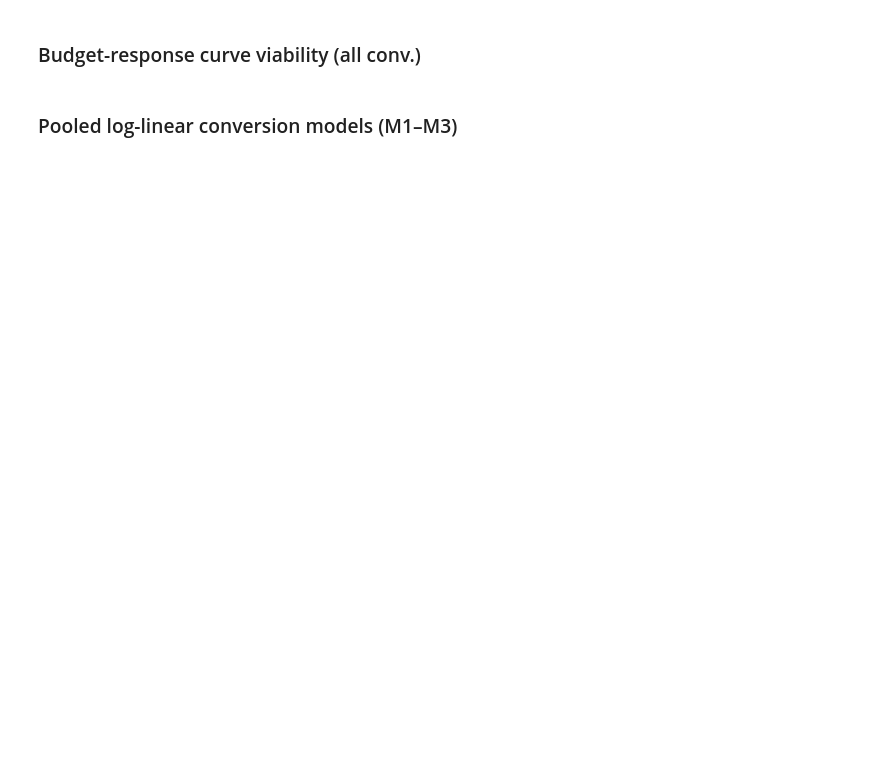
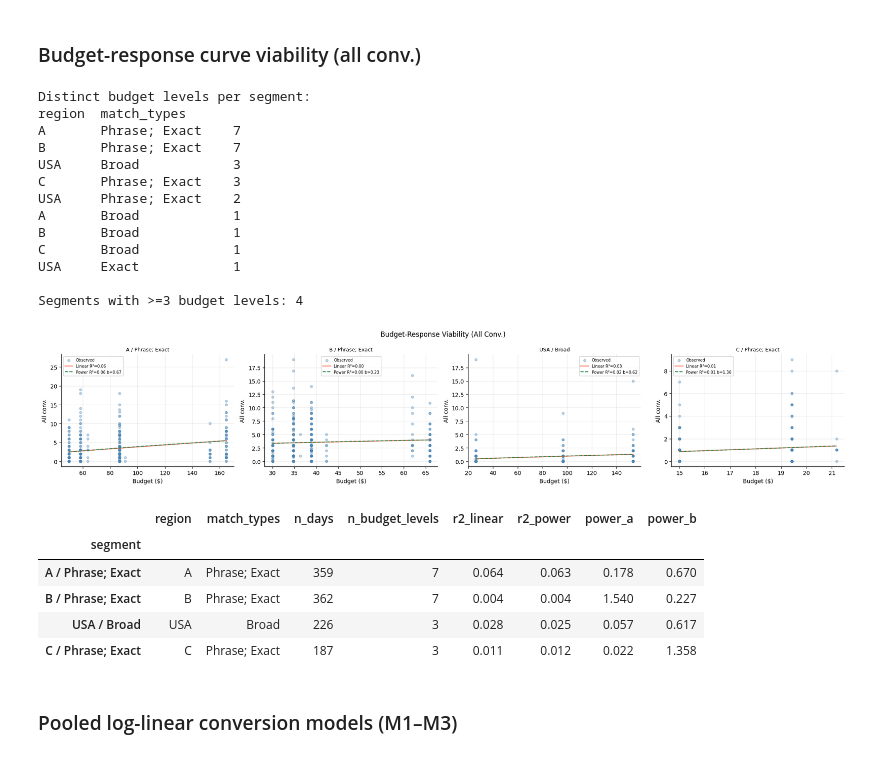
Before and after one commit to josephine-situ/ad_opt_v2, a Jupyter notebook: eda_clicks_budget_keywords.ipynb, the cells around one changed output. Drawn from its saved outputs; the diff is of its cells as text; code cells hidden in the pictures; blank space fills up the shorter version.

Commit message:
Refresh EDA notebook and figures for budget-response analysis.
Update exploratory notebook outputs and regenerated plots without pipeline code changes.

Co-authored-by: Cursor <cursoragent@cursor.com>

```diff
--- a/eda_clicks_budget_keywords.ipynb
+++ b/eda_clicks_budget_keywords.ipynb
@@ -2036,34 +2044,54 @@ for ax_i, (region, mt) in enumerate(rich_segs_c):
     try:
         popt, _ = curve_fit(power_law, X, y, p0=[0.01, 0.8],
                             bounds=([0, 0], [np.inf, 3]), maxfev=20000)
         r2_pow = r2_score(y, power_law(X, *popt))
         pow_b = popt[1]
     except Exception:
         popt, r2_pow, pow_b = None, np.nan, np.nan
     response_results_c.append(dict(segment=f'{region} / {mt}', region=region,
                                    match_types=mt, n_days=len(sub),
                                    n_budget_levels=int(sub['daily_budget'].nunique()),
                                    r2_linear=round(r2_lin, 3),
                                    r2_power=round(r2_pow, 3) if not np.isnan(r2_pow) else np.nan,
                                    power_a=round(popt[0], 6) if popt is not None else np.nan,
                                    power_b=round(pow_b, 4) if not np.isnan(pow_b) else np.nan))
     ax = axes[ax_i]
     ax.scatter(X, y, alpha=0.35, s=18, color='steelblue', label='Observed')
     xl = np.linspace(X.min(), X.max(), 200)
     ax.plot(xl, np.polyval(coeffs, xl), color='tomato', lw=1.5, label=f'Linear R²={r2_lin:.2f}')
     if popt is not None:
         ax.plot(xl, power_law(xl, *popt), color='seagreen', lw=1.5, ls='--',
                 label=f'Power R²={r2_pow:.2f} b={pow_b:.2f}')
     ax.set_title(f'{region} / {mt}', fontsize=9)
     ax.set_xlabel('Budget ($)'); ax.set_ylabel('All conv.')
     ax.legend(fontsize=7)
 
 fig.suptitle('Budget-Response Viability (All Conv.)', fontsize=12)
 plt.tight_layout()
 plt.savefig('figures/allconv-budget-response-viability.png', dpi=150, bbox_inches='tight')
 plt.show()
 pd.DataFrame(response_results_c).set_index('segment')
-    [['n_days', 'n_budget_levels', 'r2_linear', 'r2_power', 'power_b']]
+# %% [output]
+Distinct budget levels per segment:
+region  match_types
+A       Phrase; Exact    7
+B       Phrase; Exact    7
+USA     Broad            3
+C       Phrase; Exact    3
+USA     Phrase; Exact    2
+A       Broad            1
+B       Broad            1
+C       Broad            1
+USA     Exact            1
+
+Segments with >=3 budget levels: 4
+[figure, added]
+|  | region | match_types | n_days | n_budget_levels | r2_linear | r2_power | power_a | power_b |
+| segment |  |  |  |  |  |  |  |  |
+| A / Phrase; Exact | A | Phrase; Exact | 359 | 7 | 0.064 | 0.063 | 0.178 | 0.670 |
+| B / Phrase; Exact | B | Phrase; Exact | 362 | 7 | 0.004 | 0.004 | 1.540 | 0.227 |
+| USA / Broad | USA | Broad | 226 | 3 | 0.028 | 0.025 | 0.057 | 0.617 |
+| C / Phrase; Exact | C | Phrase; Exact | 187 | 3 | 0.011 | 0.012 | 0.022 | 1.358 |
 # %% [markdown]
 ### Pooled log-linear conversion models (M1–M3)
 # %%
```
Also changed, not shown: parts of 24 cells of this notebook, 8 other files.
